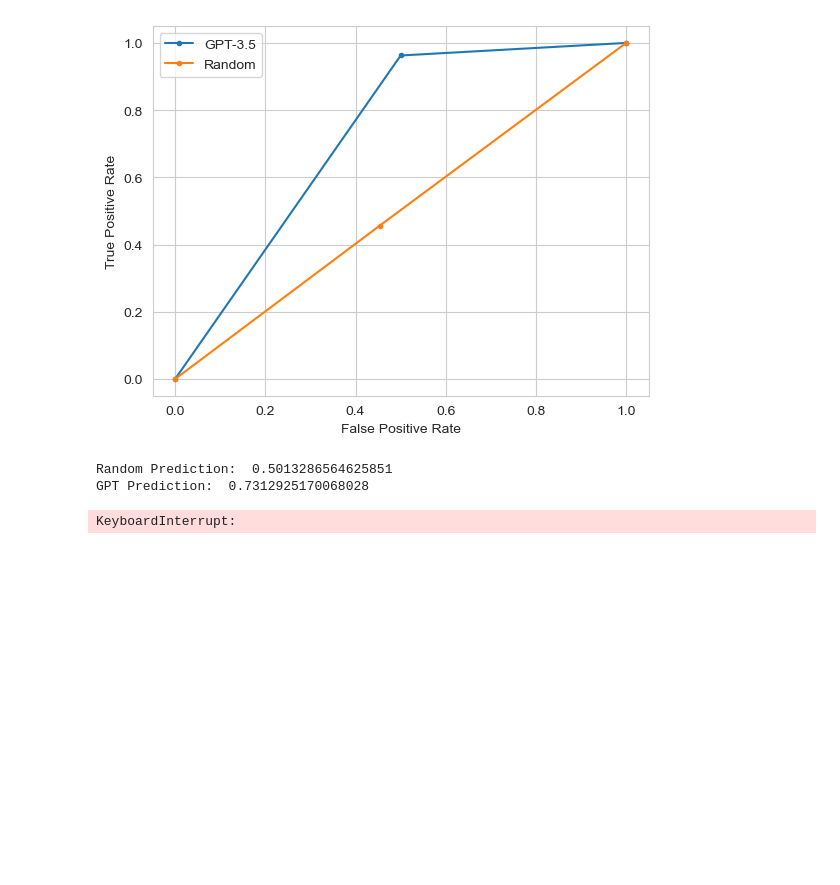
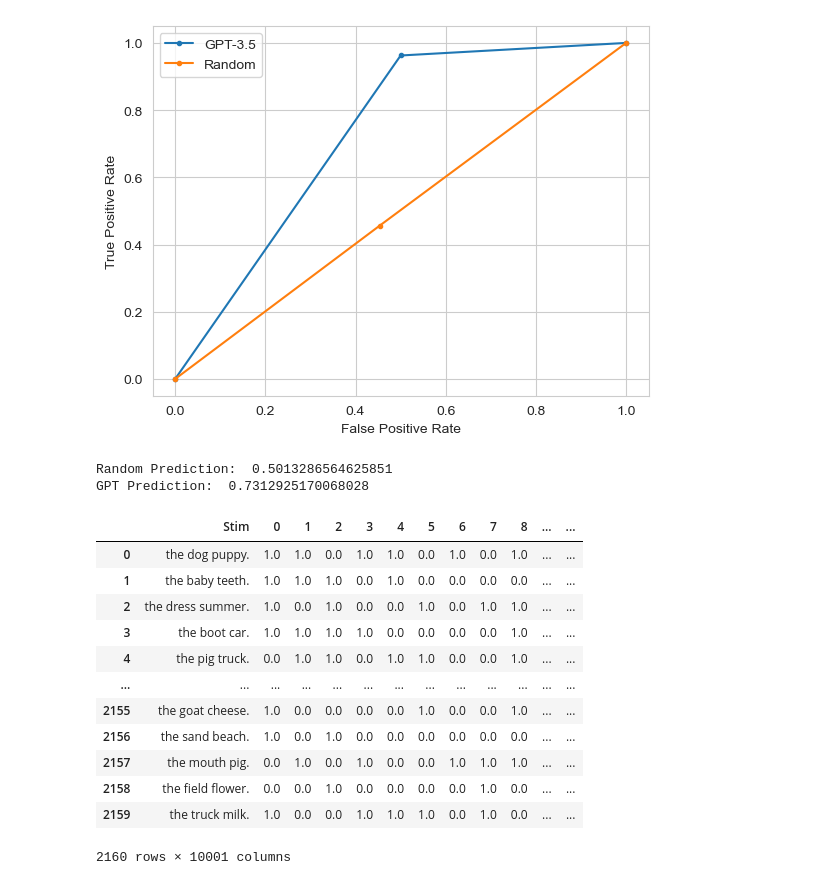
Before and after one commit to NickRiccardi/two-word-test, a Jupyter notebook: plots-test.ipynb, the cells around one changed output. Saved outputs shown, nothing was run; the diff lists cells and outputs as text; code cells hidden in the pictures; blank space fills up the shorter version.

Commit message:
Add random perms instead of dist based

```diff
--- a/plots-test.ipynb
+++ b/plots-test.ipynb
@@ -428,10 +428,22 @@ GPT Prediction:  0.7312925170068028
 # %%
 fake_binary_subjects = pd.DataFrame(all_words_and_measures['Stim'])
 
 for j in range(0,10000):
     for i in range(len(all_words_and_measures)):
-        fake_binary_subjects.at[i, j] = np.random.choice(['Makes Sense', 'Nonsense'])
+        fake_binary_subjects.at[i, j] = random.randrange(2)
 
 fake_binary_subjects
 # %% [output]
+|  | Stim | 0 | 1 | 2 | 3 | 4 | 5 | 6 | 7 | 8 | ... | ... |
+| 0 | the dog puppy. | 1.0 | 1.0 | 0.0 | 1.0 | 1.0 | 0.0 | 1.0 | 0.0 | 1.0 | ... | ... |
+| 1 | the baby teeth. | 1.0 | 1.0 | 1.0 | 0.0 | 1.0 | 0.0 | 0.0 | 0.0 | 0.0 | ... | ... |
+| 2 | the dress summer. | 1.0 | 0.0 | 1.0 | 0.0 | 0.0 | 1.0 | 0.0 | 1.0 | 1.0 | ... | ... |
+| 3 | the boot car. | 1.0 | 1.0 | 1.0 | 1.0 | 0.0 | 0.0 | 0.0 | 0.0 | 1.0 | ... | ... |
+| 4 | the pig truck. | 0.0 | 1.0 | 1.0 | 0.0 | 1.0 | 1.0 | 0.0 | 0.0 | 1.0 | ... | ... |
+| ... | ... | ... | ... | ... | ... | ... | ... | ... | ... | ... | ... | ... |
+| 2155 | the goat cheese. | 1.0 | 0.0 | 0.0 | 0.0 | 0.0 | 1.0 | 0.0 | 0.0 | 1.0 | ... | ... |
+| 2156 | the sand beach. | 1.0 | 0.0 | 1.0 | 0.0 | 0.0 | 0.0 | 0.0 | 0.0 | 0.0 | ... | ... |
+| 2157 | the mouth pig. | 0.0 | 1.0 | 0.0 | 1.0 | 0.0 | 0.0 | 1.0 | 1.0 | 1.0 | ... | ... |
+| 2158 | the field flower. | 0.0 | 0.0 | 1.0 | 0.0 | 0.0 | 0.0 | 0.0 | 1.0 | 0.0 | ... | ... |
+| 2159 | the truck milk. | 1.0 | 0.0 | 0.0 | 1.0 | 1.0 | 1.0 | 0.0 | 1.0 | 0.0 | ... | ... |
-KeyboardInterrupt:
+2160 rows × 10001 columns
```
Also changed, not shown: 1 other file.
